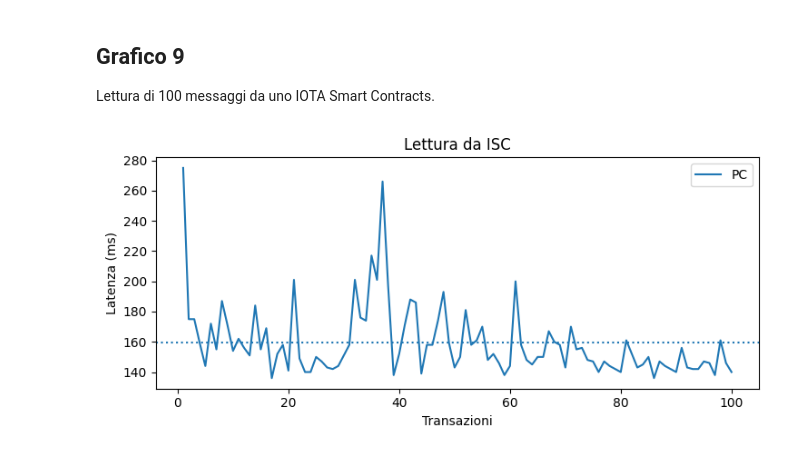
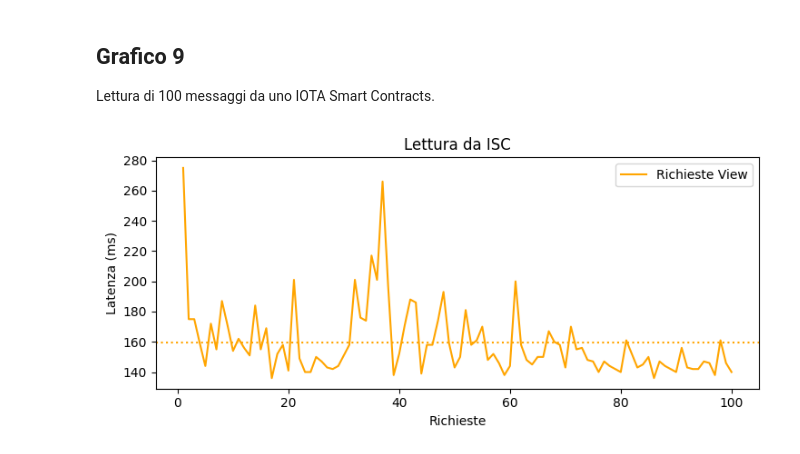
Before and after one commit to Tesi-Magistrale-FP/Test, a Jupyter notebook: grafici/Grafici_tesi_magistrale.ipynb, the cells around one changed output. Drawn from its saved outputs; the diff is of its cells as text; code cells hidden in the pictures.

```diff
--- a/grafici/Grafici_tesi_magistrale.ipynb
+++ b/grafici/Grafici_tesi_magistrale.ipynb
@@ -233,13 +233,13 @@ Lettura di 100 messaggi da uno IOTA Smart Contracts.
 # %%
 plt.rcParams["figure.figsize"] = [7.50, 3.50]
 plt.rcParams["figure.autolayout"] = True
-headers = ['Numero transazioni', 'PC']
+headers = ['Numero richieste', 'Richieste View']
 
 df = pd.read_csv('https://raw.githubusercontent.com/Tesi-Magistrale-FP/Test_IOTA/main/grafici/G9_lettura_isc.csv', names=headers)
-df.set_index("Numero transazioni").plot(xlabel="Transazioni", ylabel="Latenza (ms)", title="Lettura da ISC")
-plt.axhline(y = df['PC'].mean(), linestyle = ':')
+df.set_index("Numero richieste").plot(xlabel="Richieste", ylabel="Latenza (ms)", title="Lettura da ISC",color = 'orange')
+plt.axhline(y = df['Richieste View'].mean(), color = 'orange', linestyle = ':')
 plt.show()
 
 print(df.describe())
 # %% [output]
-[figure, old version]
+[figure, new version]
```
Also changed, not shown: parts of 10 cells of this notebook.
